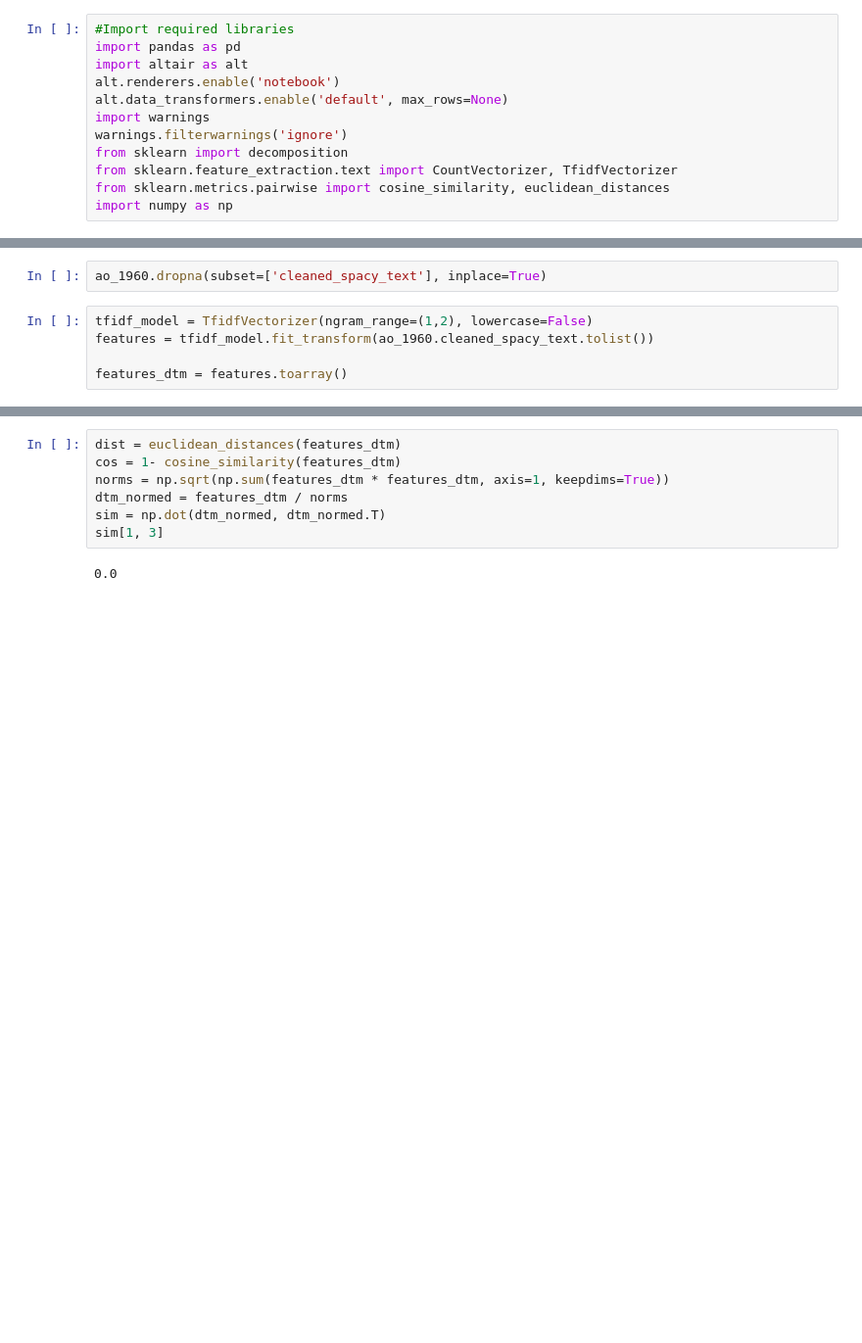
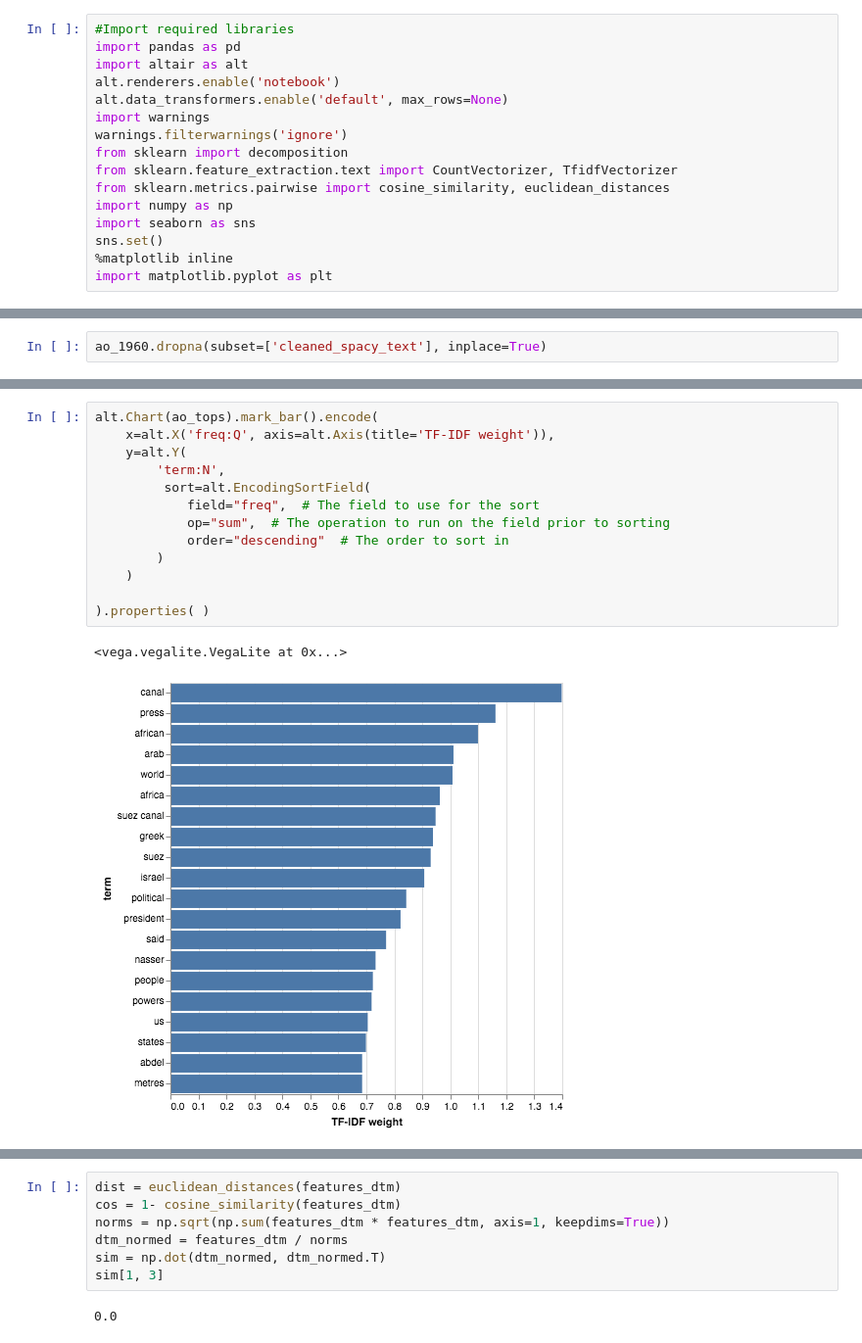
Before and after one commit to ZoeLeBlanc/dissertation, a Jupyter notebook: chapters/chapter_3/notebooks/Topics in magazines.ipynb, the cells around one changed output, grey strips where cells are left out. Shown: that part at 98% size. Cells and saved outputs as stored; diff of their text form; blank space fills up the shorter version.

```diff
--- a/chapters/chapter_3/notebooks/Topics in magazines.ipynb
+++ b/chapters/chapter_3/notebooks/Topics in magazines.ipynb
@@ -10,6 +10,10 @@ from sklearn import decomposition
 from sklearn.feature_extraction.text import CountVectorizer, TfidfVectorizer
 from sklearn.metrics.pairwise import cosine_similarity, euclidean_distances
 import numpy as np
+import seaborn as sns
+sns.set()
+%matplotlib inline
+import matplotlib.pyplot as plt
 # %%
 # Full Corpus
 full_corpus_df = pd.read_csv('../data/arab_observer_corpus_cleaned.csv')
@@ -27,7 +33,2 @@ ao_1960 = full_corpus_df.query('date.str.contains("1961")')
 # %%
 ao_1960.dropna(subset=['cleaned_spacy_text'], inplace=True)
-# %%
-tfidf_model = TfidfVectorizer(ngram_range=(1,2), lowercase=False)
-features = tfidf_model.fit_transform(ao_1960.cleaned_spacy_text.tolist())
-
-features_dtm = features.toarray()
@@ -33,0 +138,16 @@ features_dtm = features.toarray()
+# %%
+alt.Chart(ao_tops).mark_bar().encode(
+    x=alt.X('freq:Q', axis=alt.Axis(title='TF-IDF weight')),
+    y=alt.Y(
+        'term:N',
+         sort=alt.EncodingSortField(
+            field="freq",  # The field to use for the sort
+            op="sum",  # The operation to run on the field prior to sorting
+            order="descending"  # The order to sort in
+        )
+    )
+
+).properties( )
+# %% [output]
+<vega.vegalite.VegaLite at 0x...>
+[figure, added]
```
Also changed, not shown: parts of 39 cells of this notebook, 28 other files.
